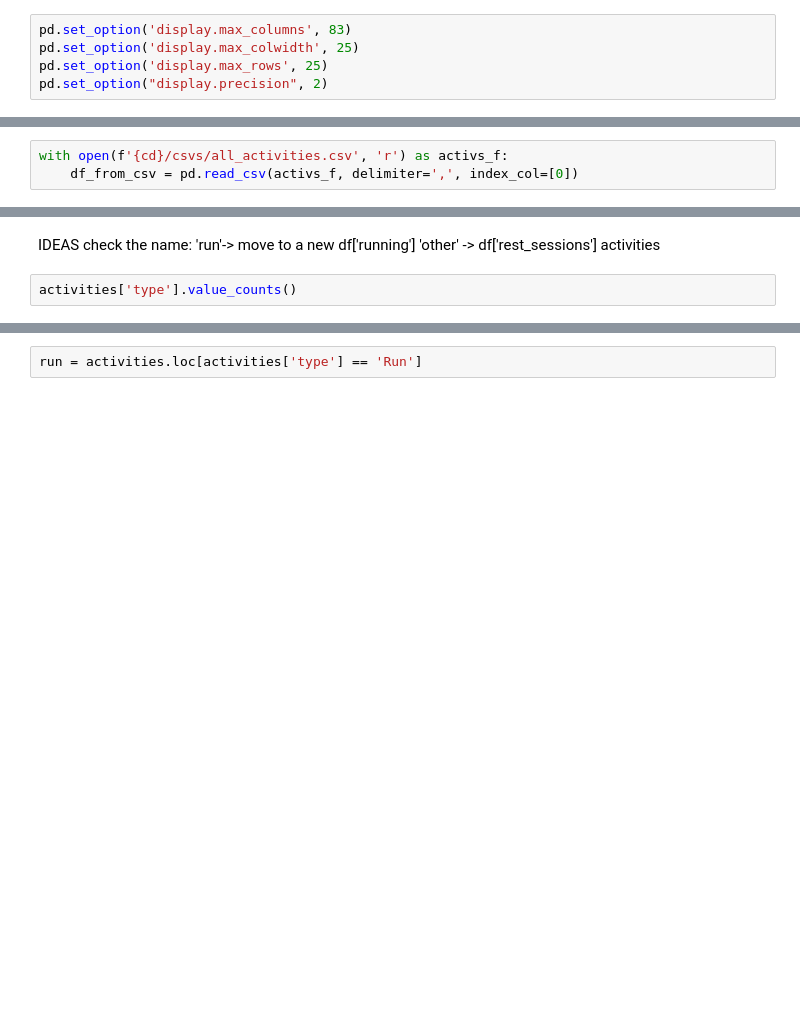
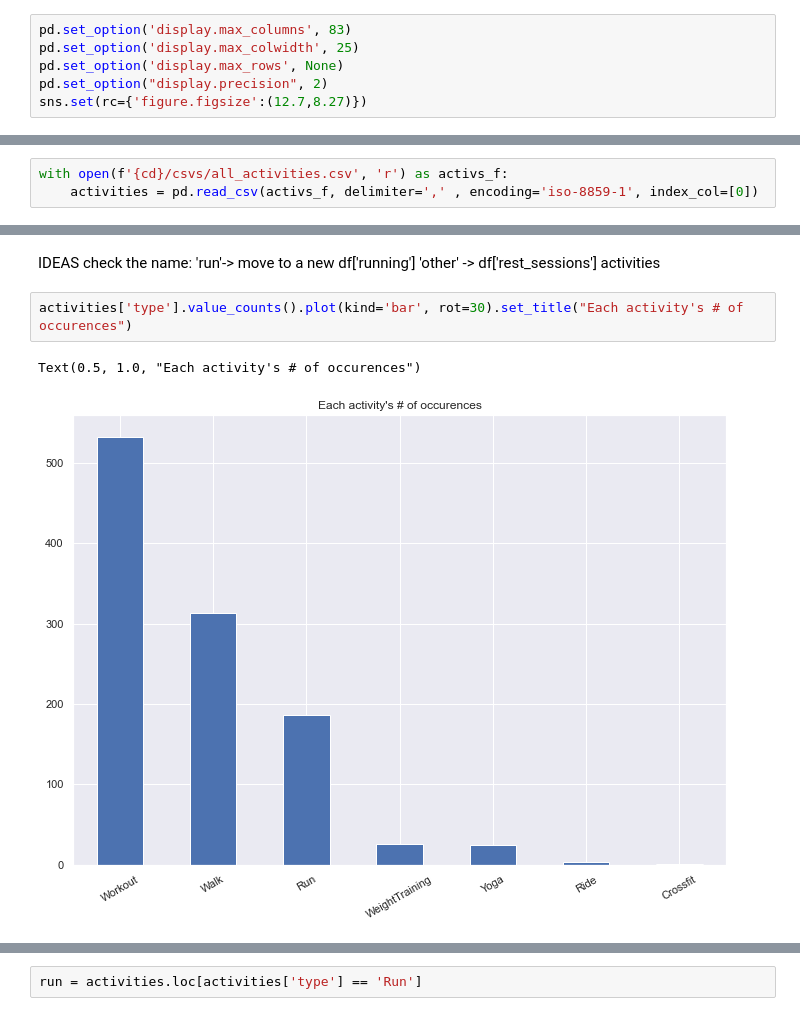
Before and after one commit to stobinaator/strava_stats, a Jupyter notebook: strava_running.ipynb, the cells around one changed output, grey strips where cells are left out. Cells and saved outputs as stored; diff of their text form; blank space fills up the shorter version.

Commit message:
added a couple of graphs with the help of seaborn

```diff
--- a/strava_running.ipynb
+++ b/strava_running.ipynb
@@ -15,8 +15,9 @@ urllib3.disable_warnings(urllib3.exceptions.InsecureRequestWarning)
 # %%
 pd.set_option('display.max_columns', 83)
 pd.set_option('display.max_colwidth', 25)
-pd.set_option('display.max_rows', 25)
+pd.set_option('display.max_rows', None)
 pd.set_option("display.precision", 2)
+sns.set(rc={'figure.figsize':(12.7,8.27)})
 # %%
 cd = os.path.abspath(os.getcwd())
 with open(f'{cd}/config.json') as f:
@@ -81,4 +82,4 @@ with open(f'{cd}/csvs/all_activities.csv', 'w') as activs_f:
     my_acts.to_csv(activs_f)
 # %%
 with open(f'{cd}/csvs/all_activities.csv', 'r') as activs_f:
-    df_from_csv = pd.read_csv(activs_f, delimiter=',', index_col=[0])
+    activities = pd.read_csv(activs_f, delimiter=',' , encoding='iso-8859-1', index_col=[0])
@@ -87,5 +104,8 @@ with open(f'{cd}/csvs/all_activities.csv', 'r') as activs_f:
  check the name: 'run'-> move to a new df['running']
                 'other' -> df['rest_sessions']
 activities
-# %%
-activities['type'].value_counts()
+# %%
+activities['type'].value_counts().plot(kind='bar', rot=30).set_title("Each activity's # of occurences")
+# %% [output]
+Text(0.5, 1.0, "Each activity's # of occurences")
+[figure, added]
```
Also changed, not shown: parts of 14 cells of this notebook.
